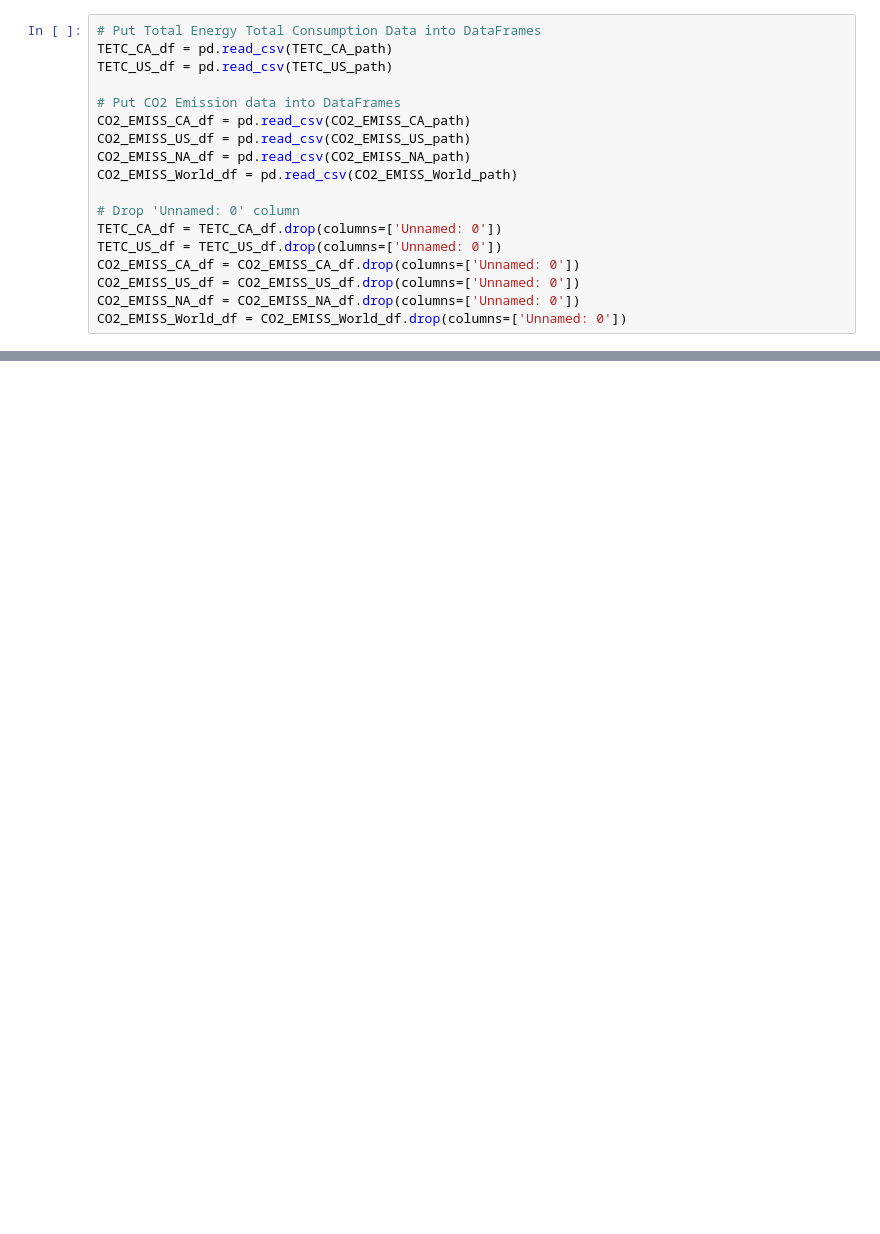
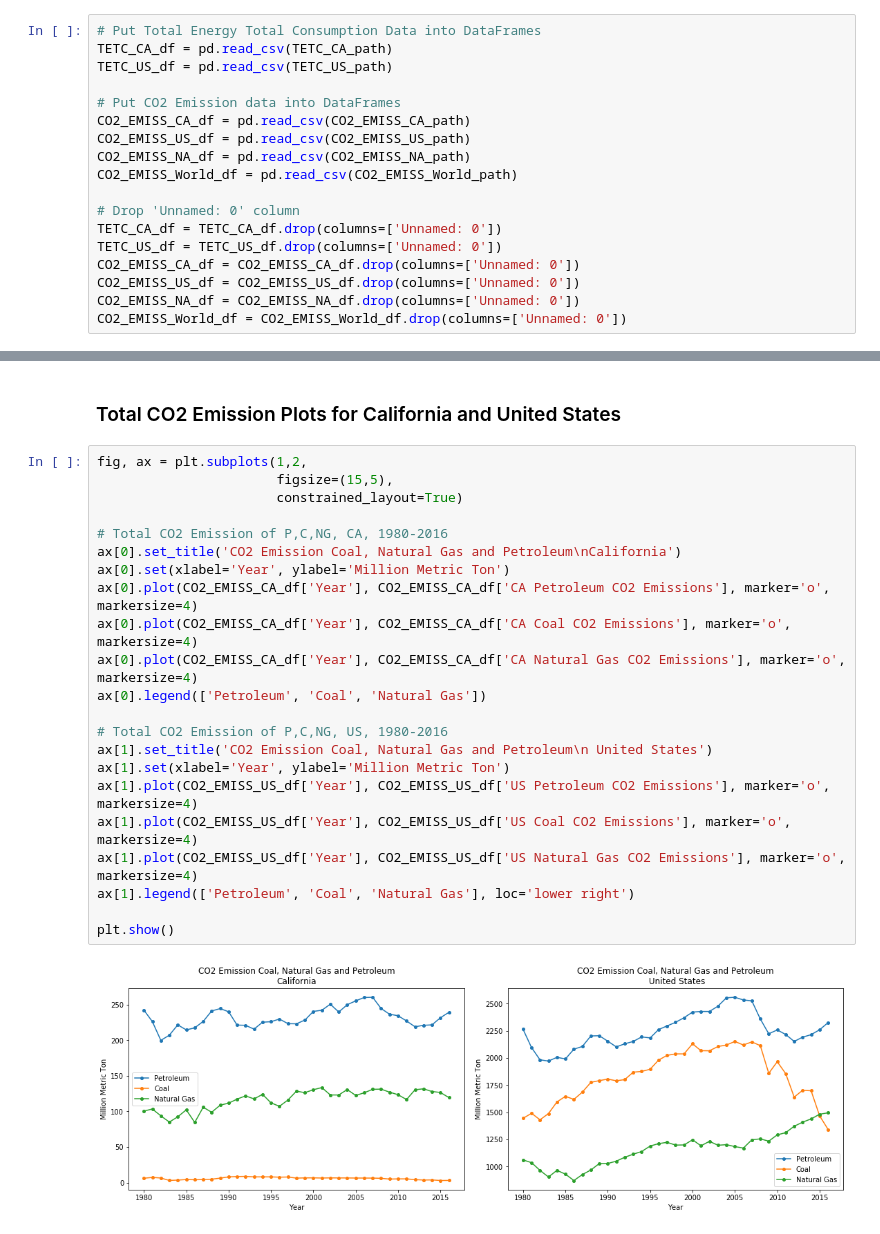
Before and after one commit to david-kishi/US_Energy_Consumption_Analysis, a Jupyter notebook: Analysis/Energy Consumption and CO2 Emission Analysis.ipynb, the cells around one changed output, grey strips where cells are left out. Cells and saved outputs as stored; diff of their text form; blank space fills up the shorter version.

```diff
--- a/Analysis/Energy Consumption and CO2 Emission Analysis.ipynb
+++ b/Analysis/Energy Consumption and CO2 Emission Analysis.ipynb
@@ -52,0 +80,26 @@ TETC_CA_df.head(),TETC_US_df.head(),CO2_EMISS_CA_df.head(),CO2_EMISS_US_df.head(
+# %% [markdown]
+### Total CO2 Emission Plots for California and United States
+# %%
+fig, ax = plt.subplots(1,2,
+                       figsize=(15,5),
+                       constrained_layout=True)
+
+# Total CO2 Emission of P,C,NG, CA, 1980-2016
+ax[0].set_title('CO2 Emission Coal, Natural Gas and Petroleum\nCalifornia')
+ax[0].set(xlabel='Year', ylabel='Million Metric Ton')
+ax[0].plot(CO2_EMISS_CA_df['Year'], CO2_EMISS_CA_df['CA Petroleum CO2 Emissions'], marker='o', markersize=4)
+ax[0].plot(CO2_EMISS_CA_df['Year'], CO2_EMISS_CA_df['CA Coal CO2 Emissions'], marker='o', markersize=4)
+ax[0].plot(CO2_EMISS_CA_df['Year'], CO2_EMISS_CA_df['CA Natural Gas CO2 Emissions'], marker='o', markersize=4)
+ax[0].legend(['Petroleum', 'Coal', 'Natural Gas'])
+
+# Total CO2 Emission of P,C,NG, US, 1980-2016
+ax[1].set_title('CO2 Emission Coal, Natural Gas and Petroleum\n United States')
+ax[1].set(xlabel='Year', ylabel='Million Metric Ton')
+ax[1].plot(CO2_EMISS_US_df['Year'], CO2_EMISS_US_df['US Petroleum CO2 Emissions'], marker='o', markersize=4)
+ax[1].plot(CO2_EMISS_US_df['Year'], CO2_EMISS_US_df['US Coal CO2 Emissions'], marker='o', markersize=4)
+ax[1].plot(CO2_EMISS_US_df['Year'], CO2_EMISS_US_df['US Natural Gas CO2 Emissions'], marker='o', markersize=4)
+ax[1].legend(['Petroleum', 'Coal', 'Natural Gas'], loc='lower right')
+
+plt.show()
+# %% [output]
+[figure, added]
```
Also changed, not shown: parts of 9 cells of this notebook, 5 other files.
